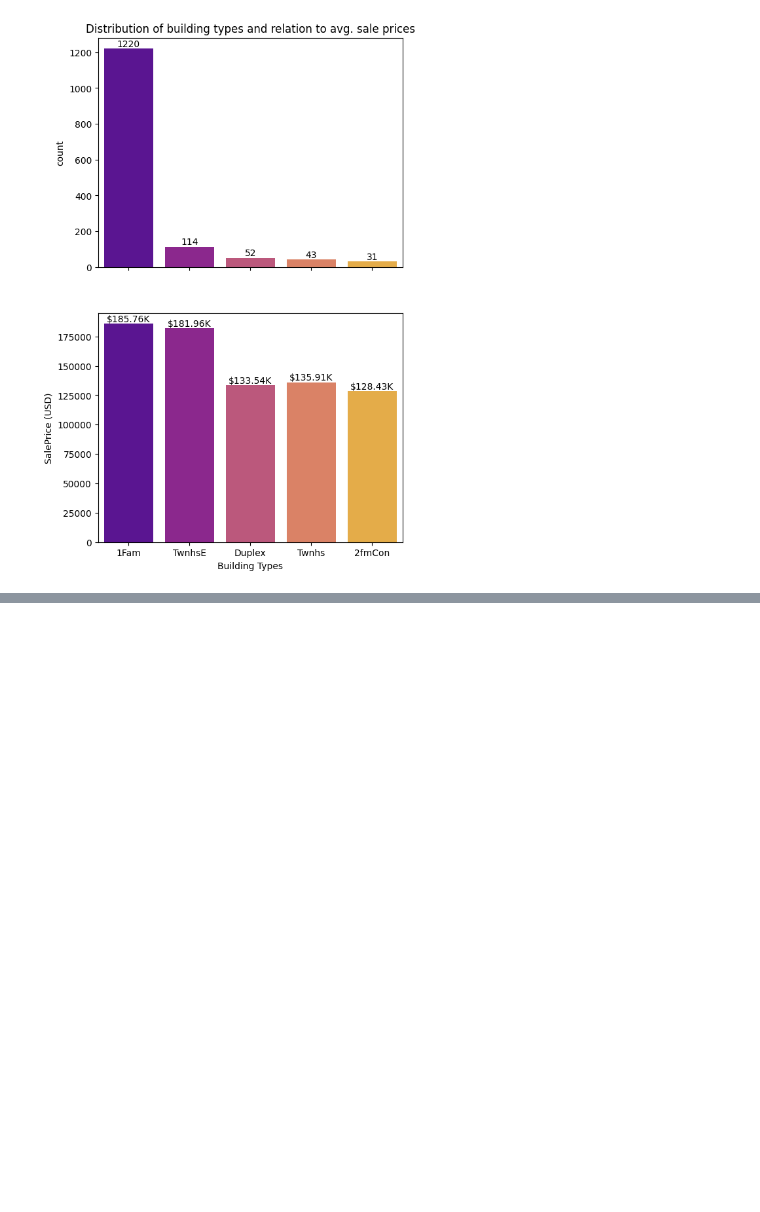
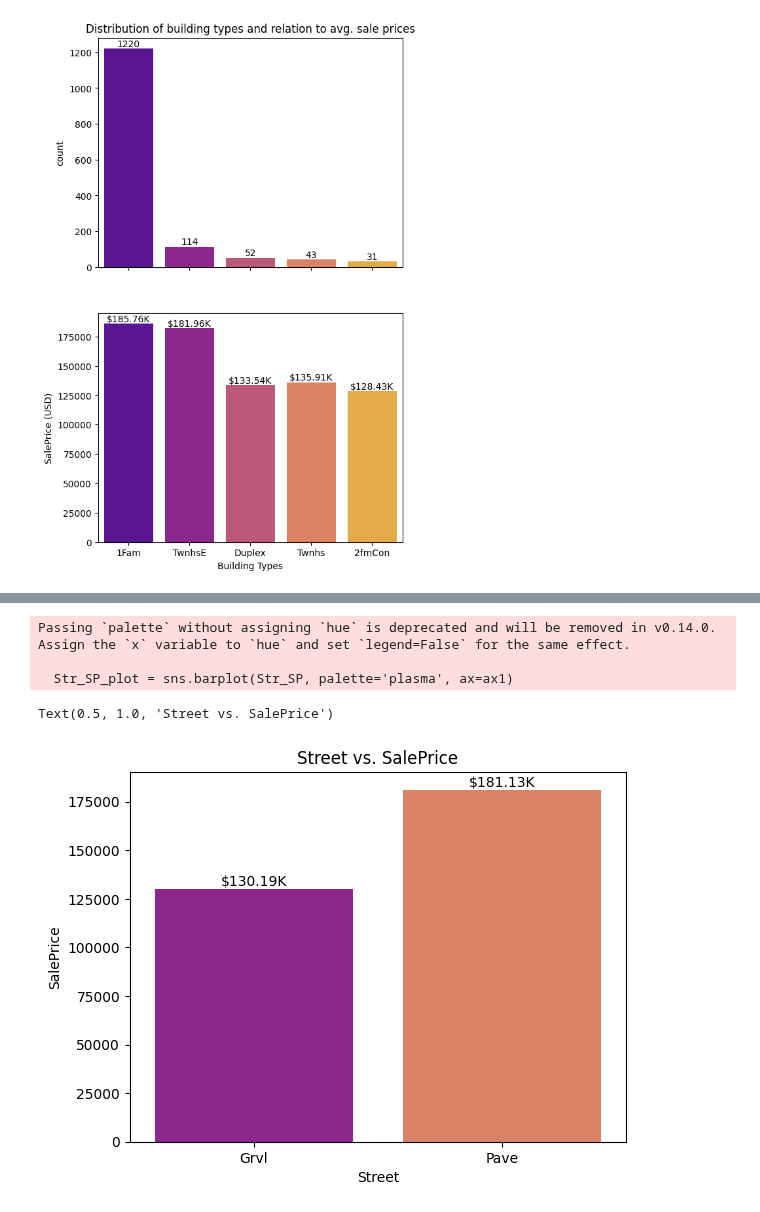
Before and after one commit to huanrafa/ProjectPracticing, a Jupyter notebook: 2023_10(2) House Prices - Advanced Regression Techniques/House prices (self-practice).ipynb, the cells around one changed output, grey strips where cells are left out. Drawn from its saved outputs; the diff is of its cells as text; code cells hidden in the pictures; blank space fills up the shorter version.

```diff
--- a/2023_10(2) House Prices - Advanced Regression Techniques/House prices (self-practice).ipynb
+++ b/2023_10(2) House Prices - Advanced Regression Techniques/House prices (self-practice).ipynb
@@ -370,0 +387,14 @@ Passing `palette` without assigning `hue` is deprecated and will be removed in v
+# %%
+#3. Impact of street on sale prices:
+fig, ax1 = plt.subplots()
+
+Str_SP = df.groupby('Street')['SalePrice'].mean()
+Str_SP_plot = sns.barplot(Str_SP, palette='plasma', ax=ax1)
+show_bar_USD(ax1)
+ax1.set_title('Street vs. SalePrice')
+# %% [output]
+Passing `palette` without assigning `hue` is deprecated and will be removed in v0.14.0. Assign the `x` variable to `hue` and set `legend=False` for the same effect.
+
+  Str_SP_plot = sns.barplot(Str_SP, palette='plasma', ax=ax1)
+Text(0.5, 1.0, 'Street vs. SalePrice')
+[figure, added]
```
Also changed, not shown: parts of 5 cells of this notebook, 1 other file.
